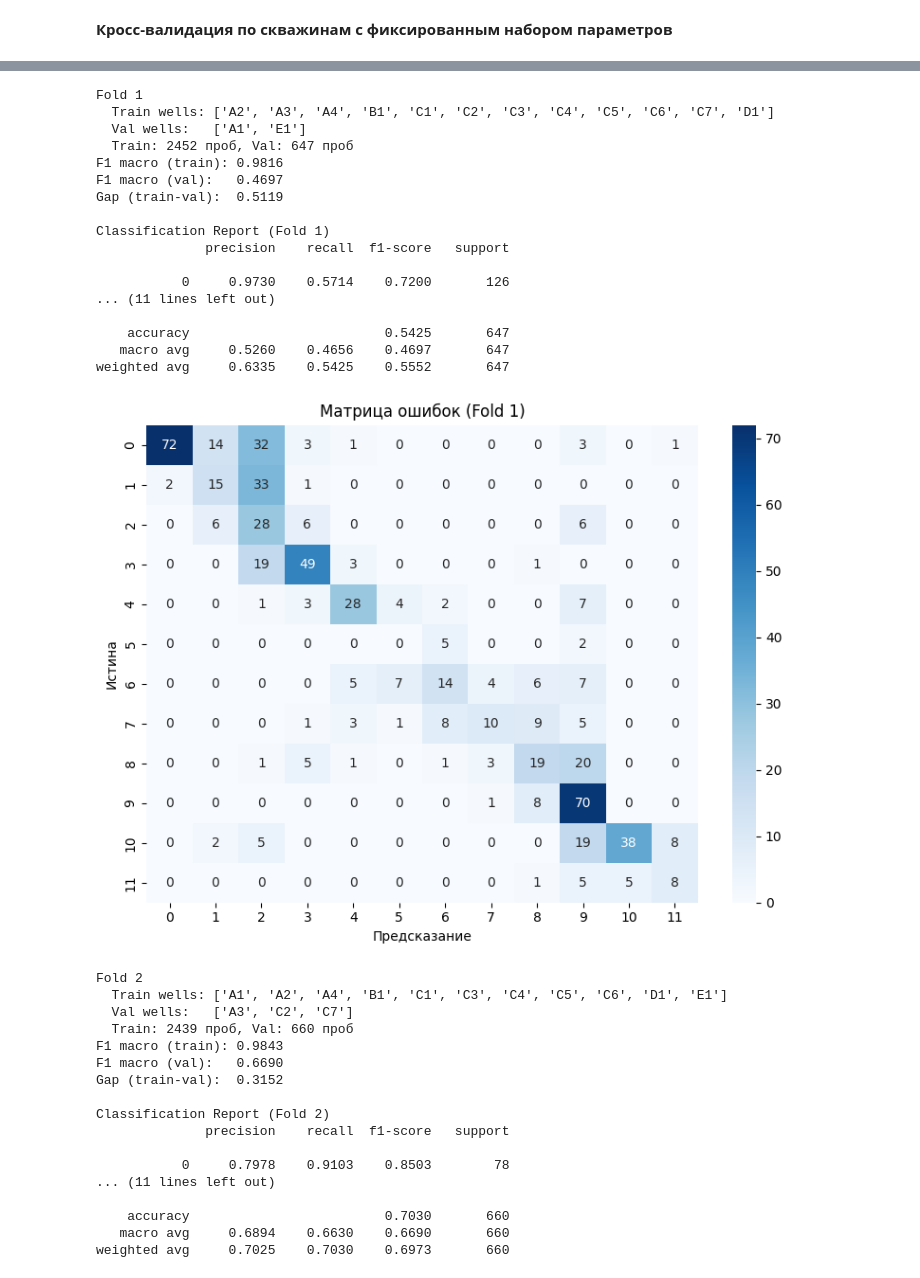
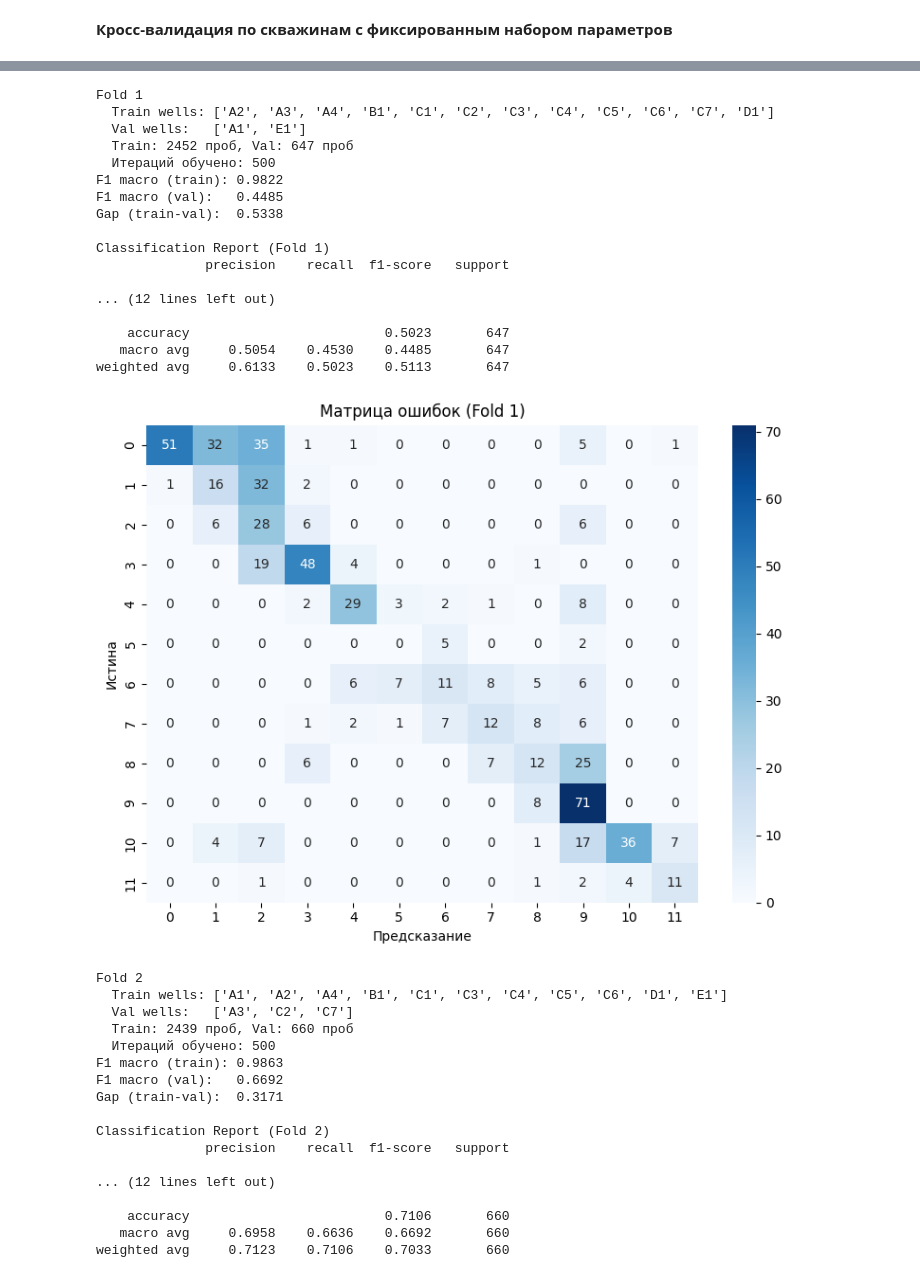
Before and after one commit to MariaSmirnovaDS/ML_for_geochemistry, a Jupyter notebook: Cross‑validation_fixed_parametr_GBoost.ipynb, the cells around one changed output, grey strips where cells are left out. Drawn from its saved outputs; the diff is of its cells as text; code cells hidden in the pictures.

```diff
--- a/Cross‑validation_fixed_parametr_GBoost.ipynb
+++ b/Cross‑validation_fixed_parametr_GBoost.ipynb
@@ -74,12 +76,15 @@ fixed_params = {
     'learning_rate': 0.1,
     'loss_function': 'MultiClass',
     'verbose': 0,
-    'random_seed': 42
+    'random_seed': 42,
+    'task_type': 'GPU',
+    'devices': '0'
 }
 
 gkf = GroupKFold(n_splits=5)
 
 fold_scores = []
+gaps = []
 all_preds = []
 all_true = []
 results_df_list = []
@@ -100,6 +105,9 @@ for fold, (train_idx, val_idx) in enumerate(gkf.split(X, y, groups), 1):
     model = CatBoostClassifier(**fixed_params)
     model.fit(X_tr, y_tr)
 
+    actual_iterations = model.tree_count_
+    print(f"  Итераций обучено: {actual_iterations}")
+
     # Предсказания модели
     y_pred = model.predict(X_vl).ravel()
     y_train_pred = model.predict(X_tr).ravel()
@@ -114,6 +122,7 @@ for fold, (train_idx, val_idx) in enumerate(gkf.split(X, y, groups), 1):
     fold_scores.append(f1_val)
     all_preds.extend(y_pred)
     all_true.extend(y_vl.values)
+    gaps.append(gap)
 
     print(f"F1 macro (train): {f1_train:.4f}")
     print(f"F1 macro (val):   {f1_val:.4f}")
@@ -154,57 +163,60 @@ results_df = pd.concat(results_df_list, ignore_index=True)
 results_df.to_csv('Result/classification_results_CatBoost_fixed.csv', index=False)
 
 # Итог
 print(f"Результаты кросс-валидации")
 
 for i, s in enumerate(fold_scores, 1):
     print(f"  Fold {i}: F1_macro = {s:.4f}")
-print(f"\n  Средний F1 macro: {np.mean(fold_scores):.4f} ± {np.std(fold_scores):.4f}")
+
+print(f"\n  Средний F1 macro: {np.mean(fold_scores):.4f} ± {np.std(fold_scores, ddof=1):.4f}")
+print(f"  Средний gap: {np.mean(gaps):.4f} ± {np.std(gaps, ddof=1):.4f}")   # ← добавить
+print(f"  Финальное iterations: {fixed_params['iterations']}")
 
 print(f"\nСводный Classification Report (все фолды)")
 print(classification_report(all_true, all_preds, digits=4))
 
 plt.figure(figsize=(10, 8))
 cm_all = confusion_matrix(all_true, all_preds)
 sns.heatmap(cm_all, annot=True, fmt='d', cmap='Blues',
             xticklabels=range(12), yticklabels=range(12))
 plt.xlabel('Предсказание')
 plt.ylabel('Истина')
 plt.title('Сводная матрица ошибок (все фолды)')
 plt.tight_layout()
 plt.show()
 # %% [output]
 Fold 1
   Train wells: ['A2', 'A3', 'A4', 'B1', 'C1', 'C2', 'C3', 'C4', 'C5', 'C6', 'C7', 'D1']
   Val wells:   ['A1', 'E1']
   Train: 2452 проб, Val: 647 проб
-F1 macro (train): 0.9816
-F1 macro (val):   0.4697
-Gap (train-val):  0.5119
+  Итераций обучено: 500
+F1 macro (train): 0.9822
+F1 macro (val):   0.4485
+Gap (train-val):  0.5338
 
 Classification Report (Fold 1)
               precision    recall  f1-score   support
 
-           0     0.9730    0.5714    0.7200       126
-... (11 lines left out)
+... (12 lines left out)
 
-    accuracy                         0.5425       647
-   macro avg     0.5260    0.4656    0.4697       647
-weighted avg     0.6335    0.5425    0.5552       647
+    accuracy                         0.5023       647
+   macro avg     0.5054    0.4530    0.4485       647
+weighted avg     0.6133    0.5023    0.5113       647
-[figure, old version]
+[figure, new version]
 Fold 2
   Train wells: ['A1', 'A2', 'A4', 'B1', 'C1', 'C3', 'C4', 'C5', 'C6', 'D1', 'E1']
   Val wells:   ['A3', 'C2', 'C7']
   Train: 2439 проб, Val: 660 проб
-F1 macro (train): 0.9843
-F1 macro (val):   0.6690
-Gap (train-val):  0.3152
+  Итераций обучено: 500
+F1 macro (train): 0.9863
+F1 macro (val):   0.6692
+Gap (train-val):  0.3171
 
 Classification Report (Fold 2)
               precision    recall  f1-score   support
 
-           0     0.7978    0.9103    0.8503        78
-... (11 lines left out)
+... (12 lines left out)
 
-    accuracy                         0.7030       660
-   macro avg     0.6894    0.6630    0.6690       660
-weighted avg     0.7025    0.7030    0.6973       660
+    accuracy                         0.7106       660
+   macro avg     0.6958    0.6636    0.6692       660
+weighted avg     0.7123    0.7106    0.7033       660
```
Also changed, not shown: parts of 2 cells of this notebook.
